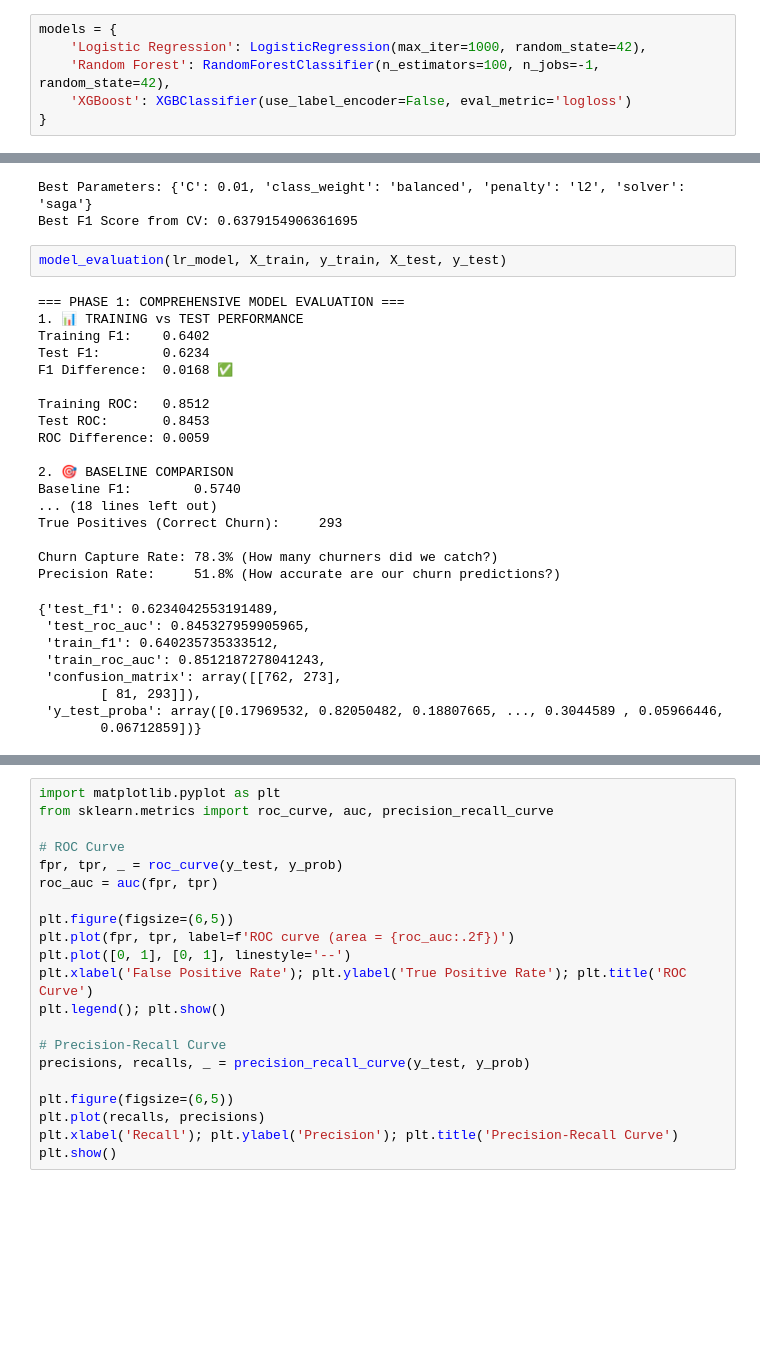
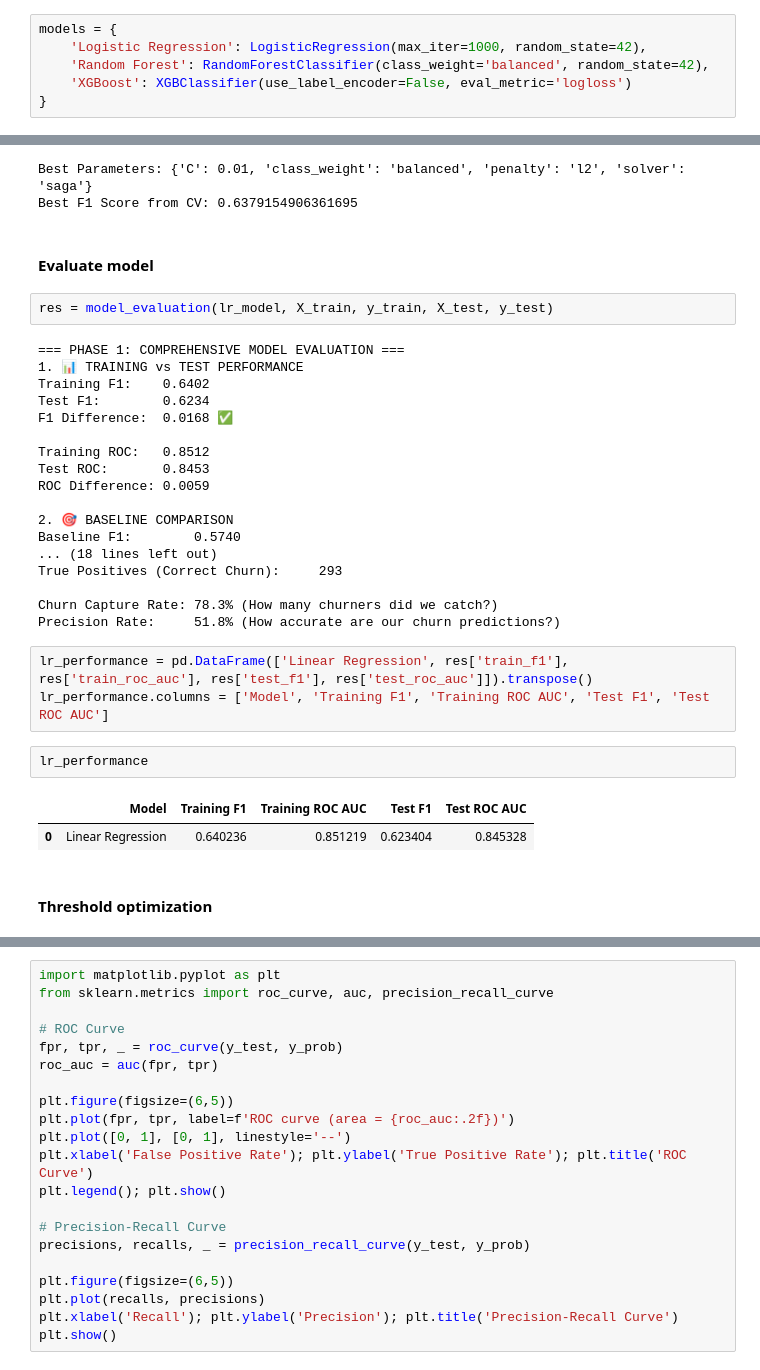
Before and after one commit to mewpunyapat/customer-churn-prediction, a Jupyter notebook: notebooks/modeling_classical_ml.ipynb, the cells around one changed output, grey strips where cells are left out. Saved outputs shown, nothing was run; the diff lists cells and outputs as text; blank space fills up the shorter version.

Commit message:
hyperparameter tuning & evaluate model

```diff
--- a/notebooks/modeling_classical_ml.ipynb
+++ b/notebooks/modeling_classical_ml.ipynb
@@ -89,7 +89,7 @@ Implications:
 # %%
 models = {
     'Logistic Regression': LogisticRegression(max_iter=1000, random_state=42),
-    'Random Forest': RandomForestClassifier(n_estimators=100, n_jobs=-1, random_state=42),
+    'Random Forest': RandomForestClassifier(class_weight='balanced', random_state=42),
     'XGBoost': XGBClassifier(use_label_encoder=False, eval_metric='logloss')
 }
 # %%
@@ -186,8 +186,10 @@ lr_model = grid_search.best_estimator_
 # %% [output]
 Best Parameters: {'C': 0.01, 'class_weight': 'balanced', 'penalty': 'l2', 'solver': 'saga'}
 Best F1 Score from CV: 0.6379154906361695
+# %% [markdown]
+#### Evaluate model
 # %%
-model_evaluation(lr_model, X_train, y_train, X_test, y_test)
+res = model_evaluation(lr_model, X_train, y_train, X_test, y_test)
 # %% [output]
 === PHASE 1: COMPREHENSIVE MODEL EVALUATION ===
 1. 📊 TRAINING vs TEST PERFORMANCE
@@ -206,14 +208,16 @@ True Positives (Correct Churn):     293
 
 Churn Capture Rate: 78.3% (How many churners did we catch?)
 Precision Rate:     51.8% (How accurate are our churn predictions?)
-{'test_f1': 0.6234042553191489,
- 'test_roc_auc': 0.845327959905965,
- 'train_f1': 0.640235735333512,
- 'train_roc_auc': 0.8512187278041243,
- 'confusion_matrix': array([[762, 273],
-        [ 81, 293]]),
- 'y_test_proba': array([0.17969532, 0.82050482, 0.18807665, ..., 0.3044589 , 0.05966446,
-        0.06712859])}
+# %%
+lr_performance = pd.DataFrame(['Linear Regression', res['train_f1'], res['train_roc_auc'], res['test_f1'], res['test_roc_auc']]).transpose()
+lr_performance.columns = ['Model', 'Training F1', 'Training ROC AUC', 'Test F1', 'Test ROC AUC']
+# %%
+lr_performance
+# %% [output]
+|  | Model | Training F1 | Training ROC AUC | Test F1 | Test ROC AUC |
+| 0 | Linear Regression | 0.640236 | 0.851219 | 0.623404 | 0.845328 |
+# %% [markdown]
+#### Threshold optimization
 # %%
 #Get probabilities from your best model
 y_prob = lr_model.predict_proba(X_test)[:, 1]
```
Also changed, not shown: parts of 14 cells of this notebook.
